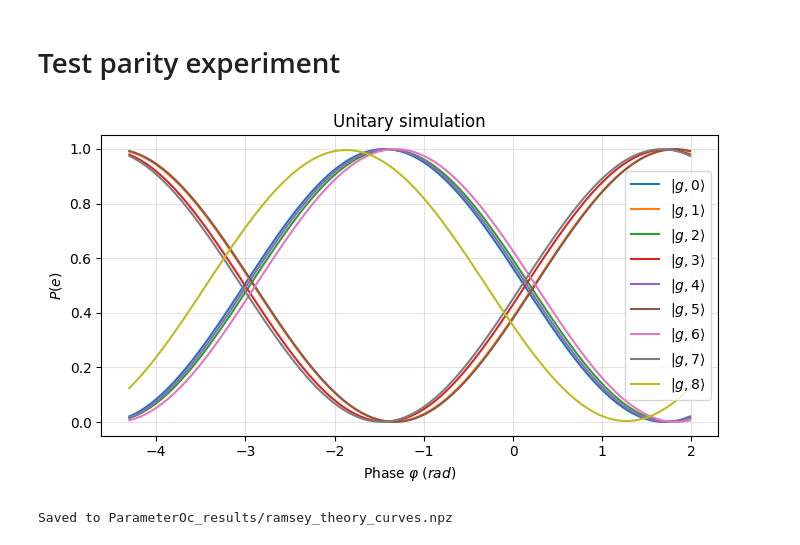
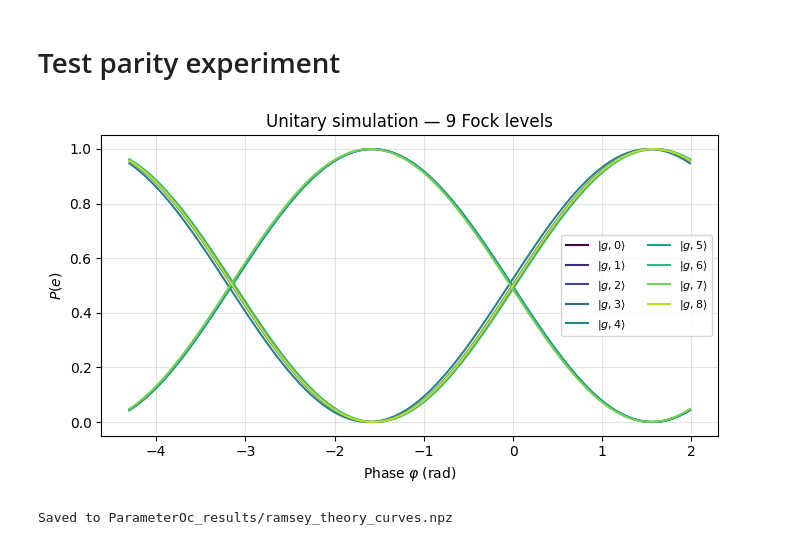
Before and after one commit to TunmayGerg/quantum-simulation-code, a Jupyter notebook: Optimal control/parameter_optimal_control.ipynb, the cells around one changed output. Cells and saved outputs as stored; diff of their text form; code cells hidden in the pictures.

```diff
--- a/Optimal control/parameter_optimal_control.ipynb
+++ b/Optimal control/parameter_optimal_control.ipynb
@@ -159,58 +225,77 @@ Fidelity check: 0.9965213816113585
 # %% [markdown]
 # Test parity experiment
 # %%
-# Phased-X/2 Ramsey experiment
-# Protocol: |g, n_c>  ->  X/2  ->  U_final  ->  R(phi)/2  ->  measure P(e)
+# ── Phased-X/2 Ramsey experiment (ideal, unitary — no decoherence) ────────────
+# Protocol:  |g, n_c>  ->  X/2  ->  U_final  ->  R(phi)/2  ->  measure P(e)
 #
-# R(phi)/2 = exp(-i*pi/4*(cos(phi)*sigma_x + sin(phi)*sigma_y))  phased pi/2 gate
+# X/2 puts the qubit on the equator; sweeping the phase of the closing pi/2
+# pulse then reads out the photon-number-dependent phase the sequence imprinted.
+# For an ideal parity gate the even-n and odd-n fringes are exactly out of phase.
+#
+# Compare against the lossy time-domain version further down — same protocol,
+# same conventions, but with T1/T2 included.
 
-offset = 4.3
-phases = np.linspace(0 - offset, 2*np.pi - offset, 100)
+# ══ knobs ═════════════════════════════════════════════════════════════════════
+n_levels_max = 9      # how many cavity Fock levels to sweep (clipped to the dim)
+n_phase_pts  = 100    # points in the phase sweep
+offset       = 4.3    # rotates the phase axis; purely cosmetic
+x2_sign      = -1     # sign in the opening X/2 gate:  exp(x2_sign * i*pi/4*sx)
+readout_sign = +1     # sign in the closing R(phi)/2 pulse
+# NOTE on the signs: flipping BOTH of these together, along with the sideband
+# phase (phase0 -> -phase0), maps onto the same physics with the opposite
+# rotation convention — which is what makes the curves line up with experiment.
+# Flip them independently only if you mean to.
+# ══════════════════════════════════════════════════════════════════════════════
 
-sigma_x_q = qt.tensor(qt.qeye(Nc_big), qt.sigmax())
-sigma_y_q = qt.tensor(qt.qeye(Nc_big), qt.sigmay())
+# Derive the Hilbert space from U_final itself rather than from whatever
+# Nc_big/Nq_big happen to be in scope, so this cell stays correct after loading
+# a run that used different dimensions.
+Nc_sim, Nq_sim = U_final.dims[0]
+n_levels = min(n_levels_max, Nc_sim)
 
-X2_gate = (-1j * np.pi/4 * sigma_x_q).expm()   # pi/2 rotation about x
+a_q_sim  = qt.tensor(qt.qeye(Nc_sim), qt.destroy(Nq_sim))
+n_q_sim  = a_q_sim.dag() * a_q_sim          # qubit excitation number = P(e) observable
+
+# Pauli operators on the qubit's 0-1 subspace, embedded in the full space.
+# Built from |0><1| explicitly (not qt.sigmax()) so this also works when the
+# qubit is simulated with more than two levels.
+_ket0, _ket1 = qt.basis(Nq_sim, 0), qt.basis(Nq_sim, 1)
+sigma_x_q = qt.tensor(qt.qeye(Nc_sim), _ket0 * _ket1.dag() + _ket1 * _ket0.dag())
+sigma_y_q = qt.tensor(qt.qeye(Nc_sim), -1j * _ket0 * _ket1.dag() + 1j * _ket1 * _ket0.dag())
+
+phases   = np.linspace(0 - offset, 2*np.pi - offset, n_phase_pts)
+X2_gate  = (x2_sign * 1j * np.pi/4 * sigma_x_q).expm()   # opening pi/2 about x
 
 init_states = {
-    r'$|g,0\rangle$': qt.tensor(qt.fock(Nc_big, 0), qt.fock(Nq_big, 0)),
-    r'$|g,1\rangle$': qt.tensor(qt.fock(Nc_big, 1), qt.fock(Nq_big, 0)),
-    r'$|g,2\rangle$': qt.tensor(qt.fock(Nc_big, 2), qt.fock(Nq_big, 0)),
-    r'$|g,3\rangle$': qt.tensor(qt.fock(Nc_big, 3), qt.fock(Nq_big, 0)),
-    r'$|g,4\rangle$': qt.tensor(qt.fock(Nc_big, 4), qt.fock(Nq_big, 0)),
-    r'$|g,5\rangle$': qt.tensor(qt.fock(Nc_big, 5), qt.fock(Nq_big, 0)),
-    r'$|g,6\rangle$': qt.tensor(qt.fock(Nc_big, 6), qt.fock(Nq_big, 0)),
-    r'$|g,7\rangle$': qt.tensor(qt.fock(Nc_big, 7), qt.fock(Nq_big, 0)),
-    r'$|g,8\rangle$': qt.tensor(qt.fock(Nc_big, 8), qt.fock(Nq_big, 0)),
+    rf'$|g,{n}\rangle$': qt.tensor(qt.fock(Nc_sim, n), qt.fock(Nq_sim, 0))
+    for n in range(n_levels)
 }
+
+# Precompute the readout rotations once — they do not depend on the input state.
+R_phis = [(readout_sign * 1j * np.pi/4
+           * (np.cos(phi)*sigma_x_q + np.sin(phi)*sigma_y_q)).expm()
+          for phi in phases]
 
 Pe_results = {}
 for label, psi0 in init_states.items():
     psi_mid = U_final * X2_gate * psi0
-    Pe = []
-    for phi in phases:
-        R_phi = (1j * np.pi/4 * (np.cos(phi)*sigma_x_q + np.sin(phi)*sigma_y_q)).expm()
-        Pe.append(qt.expect(n_q, R_phi * psi_mid))
-    Pe_results[label] = np.real(np.array(Pe))
+    Pe_results[label] = np.array([np.real(qt.expect(n_q_sim, R * psi_mid))
+                                  for R in R_phis])
 
 fig, ax = plt.subplots(figsize=(7, 4))
-for (label, Pe), c in zip(Pe_results.items(), ['C0', 'C1', 'C2', 'C3', 'C4', 'C5', 'C6', 'C7', 'C8']):
+colors = plt.cm.viridis(np.linspace(0, 0.9, len(Pe_results)))
+for (label, Pe), c in zip(Pe_results.items(), colors):
     ax.plot(phases, Pe, color=c, lw=1.5, label=label)
-ax.set_xlabel(r'Phase $\varphi\;(rad)$')
+ax.set_xlabel(r'Phase $\varphi\;(\mathrm{rad})$')
 ax.set_ylabel(r'$P(e)$')
-ax.set_title(r'Unitary simulation')
-# ax.set_xlim([0, 2])
+ax.set_title(f'Unitary simulation — {n_levels} Fock levels')
 ax.set_ylim([-0.05, 1.05])
-# ax.set_xticks([0, 0.5, 1.0, 1.5, 2.0])
-ax.legend()
+ax.legend(ncol=2, fontsize=8)
 ax.grid(alpha=0.35)
 plt.tight_layout()
 plt.show()
-
-
-# seems like also get experiment agreement if x gate -> - x gate and sideband phase -> -sideband phase
 # %% [output]
-[figure, old version]
+[figure, new version]
 # %%
 # Save theoretical Ramsey curves
 save_path = "ParameterOc_results/ramsey_theory_curves2.npz"
```
Also changed, not shown: parts of 16 cells of this notebook, 20 other files.
